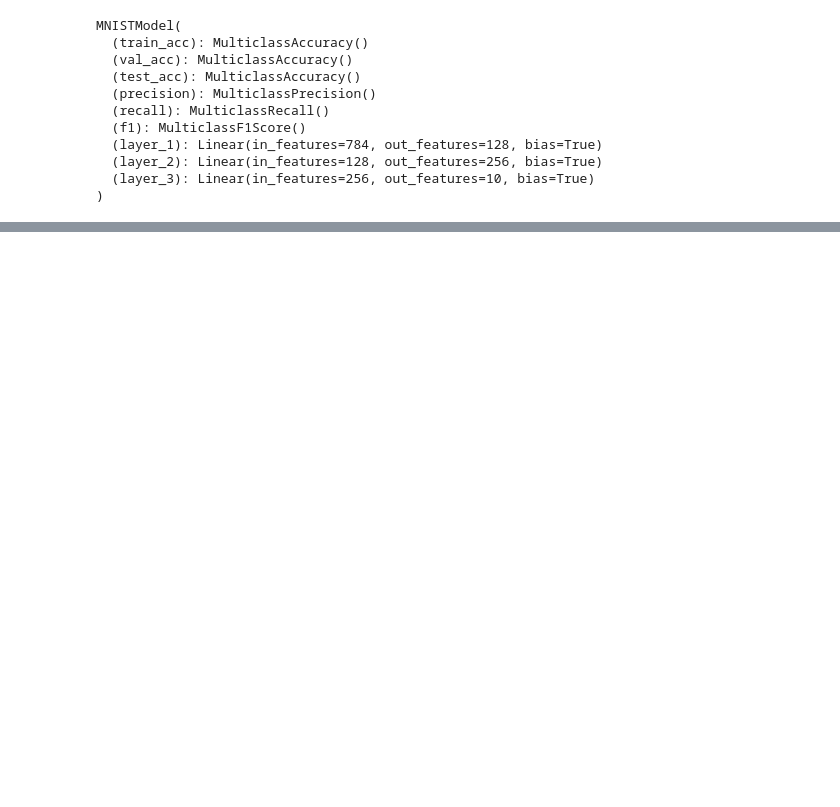
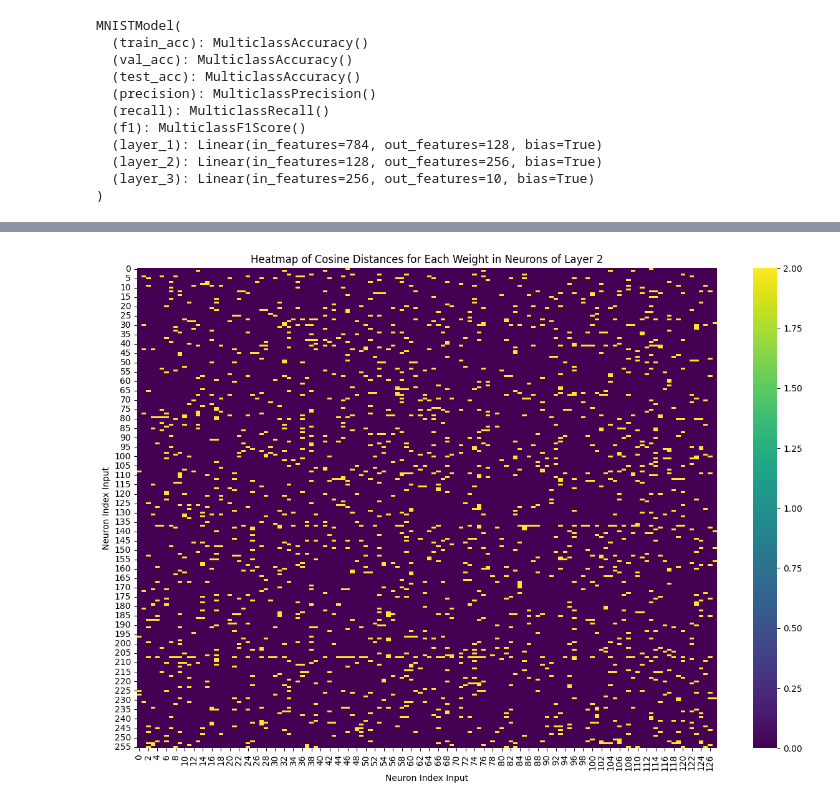
Before and after one commit to miguel-kjh/ExAI, a Jupyter notebook: experiments/neuronal_plasticity.ipynb, the cells around one changed output, grey strips where cells are left out. Saved outputs shown, nothing was run; the diff lists cells and outputs as text; code cells hidden in the pictures; blank space fills up the shorter version.

```diff
--- a/experiments/neuronal_plasticity.ipynb
+++ b/experiments/neuronal_plasticity.ipynb
@@ -218,0 +254,24 @@ MNISTModel(
+# %%
+import numpy as np
+from scipy.spatial.distance import cosine
+import seaborn as sns
+
+# Function to calculate cosine distance
+def cosine_distance(weights1, weights2):
+    return cosine(weights1.flatten(), weights2.flatten())
+
+# Calculate Cosine distances for each weight of each neuron in the second layer
+# This results in a matrix of size 256 x 128
+cosine_distances_layer_2 = np.array([[cosine_distance(weights_mnist[1][i, j], weights_plasticy[1][i, j])
+                                      for j in range(weights_mnist[1].shape[1])]
+                                      for i in range(weights_mnist[1].shape[0])])
+
+# Generate the heatmap for this matrix
+plt.figure(figsize=(15, 10))
+plt.title("Heatmap of Cosine Distances for Each Weight in Neurons of Layer 2")
+sns.heatmap(cosine_distances_layer_2, annot=False, cmap="viridis", cbar=True)
+plt.xlabel("Neuron Index Input")
+plt.ylabel("Neuron Index Input")
+plt.show()
+# %% [output]
+[figure, added]
```
Also changed, not shown: parts of 15 cells of this notebook, 2 other files.
